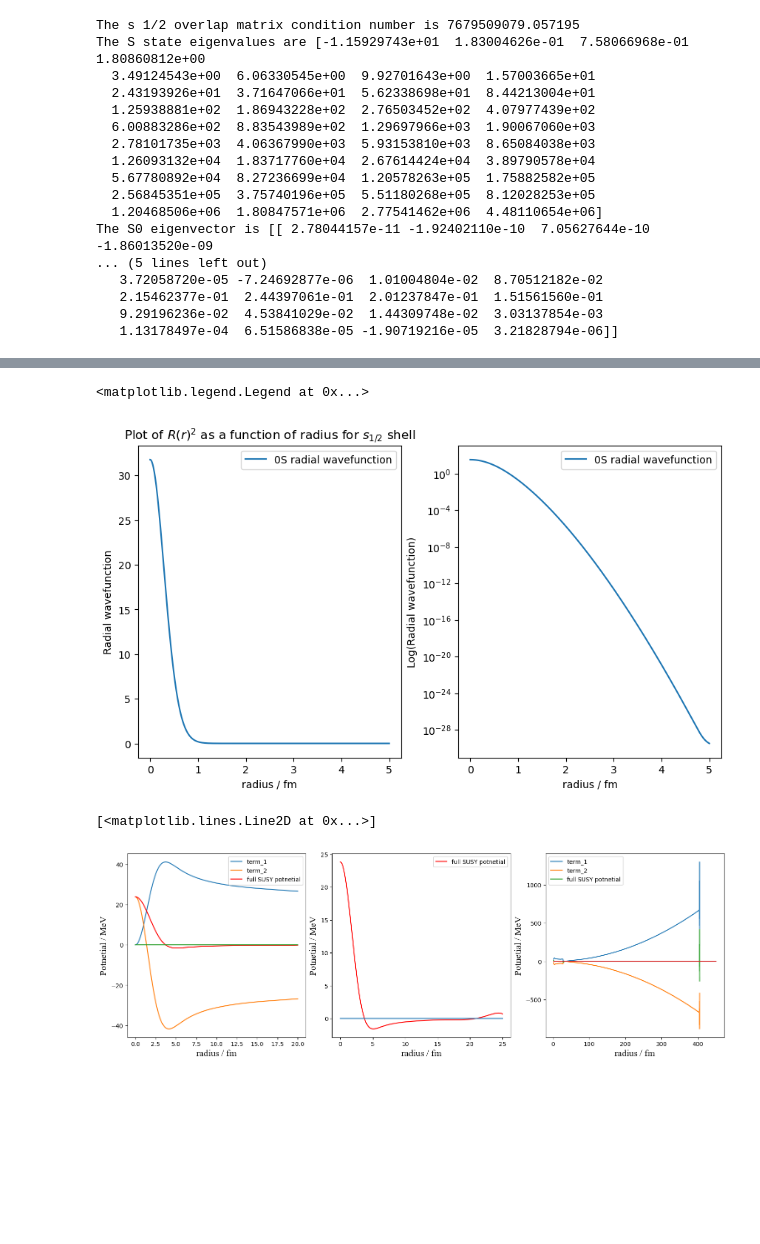
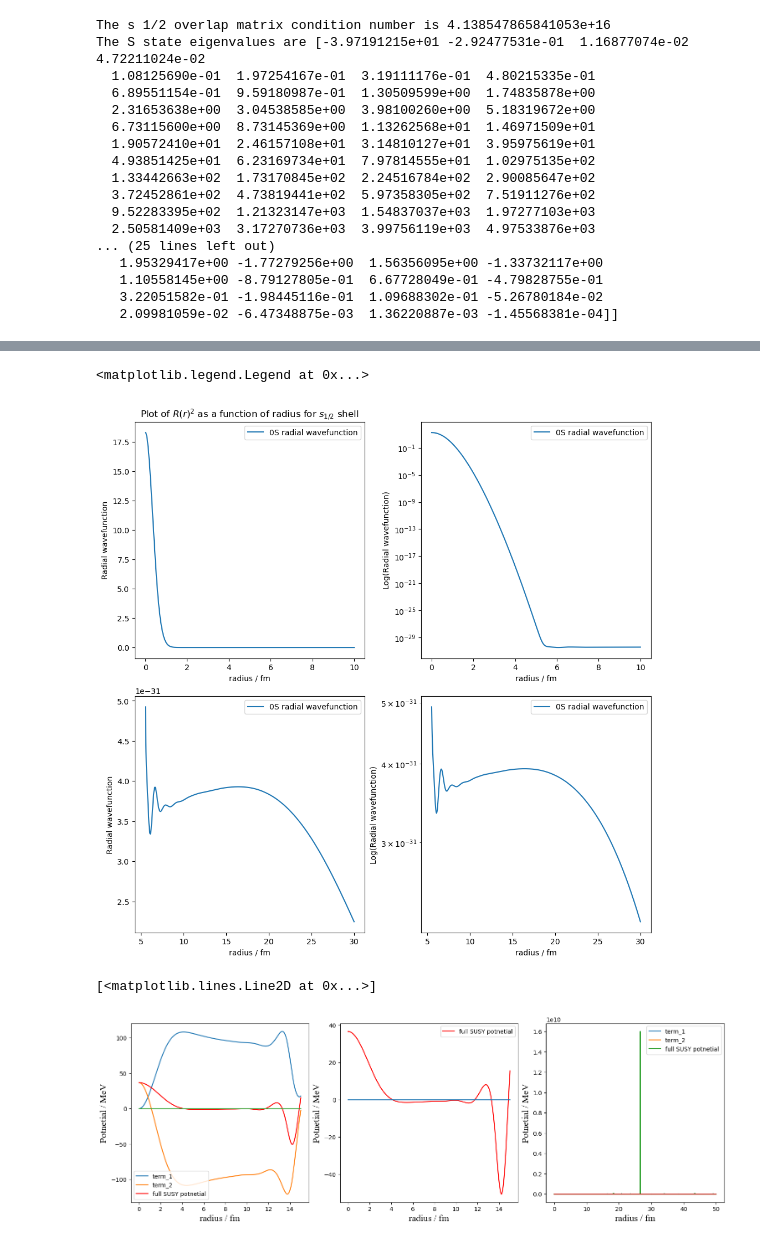
Before and after one commit to fae15/Halo-Nuclei-sem-2, a Jupyter notebook: week 8/He5 forbidden state calculation.ipynb, the cells around one changed output, grey strips where cells are left out. Drawn from its saved outputs; the diff is of its cells as text; code cells hidden in the pictures; blank space fills up the shorter version.

```diff
--- a/week 8/He5 forbidden state calculation.ipynb
+++ b/week 8/He5 forbidden state calculation.ipynb
@@ -6,17 +6,17 @@ import scipy
 import matplotlib as mpl
 from scipy.special import gamma
 
-STARTING_RANGE_PARAMETER = 0.01 # In [fm^-2]
-ENDING_RANGE_PARAMETER = 15
+STARTING_RANGE_PARAMETER = 0.005 # In [fm^-2]
+ENDING_RANGE_PARAMETER = 50
 REDUCED_MASS = 935 * (4 / 5) # In [Mev / c^2], need to update value and units (10/11 A in MeV)
-SUM_LIMIT = 40 # Determines the number of gaussians we expand our wave function to
+SUM_LIMIT = 80 # Determines the number of gaussians we expand our wave function to
 
 V_LS = 11.71 # In MeV
 DIFFUSIVITY = 0.6 # Diffusivity, may want to check the vaidity of this paticular number
 r_0 = 1.2 # In fm, may want to chose a better value for small nuclei
 A_C = 4 # The number of nucleons in the core
 
-CENTRAL_POTENTIAL_PARAMETERS = [1 / (2.30**2)]
+CENTRAL_POTENTIAL_PARAMETERS = [1 / ((2.30)**2)]
 
 CENTRAL_MIXING_COEFFICIENTS = [1]
 
@@ -29,7 +29,7 @@ def single_particle_overlap(range_parameter_i, range_parameter_j):
 
 def single_particle_potential_element(range_parameter_i, range_parameter_j, central_potential_mixing_coefficient,
                              central_potential_param):
-    V_0 = -47.32
+    V_0 = -47.32 * 2
     term_1 = 2 / (range_parameter_i * range_parameter_j)
     term_2 = 1 / ((1 / range_parameter_i**2) + (1 / range_parameter_j**2) + central_potential_param)
     return V_0 * (term_1 * term_2)**(1.5)
@@ -141,23 +141,23 @@ print("The S state eigenvalues are", s_eigenvalues)
 print("The S0 eigenvector is", s0_eigenvector)
 #print(s_eigenvalues[0])
 # %% [output]
-The s 1/2 overlap matrix condition number is 7679509079.057195
-The S state eigenvalues are [-1.15929743e+01  1.83004626e-01  7.58066968e-01  1.80860812e+00
-  3.49124543e+00  6.06330545e+00  9.92701643e+00  1.57003665e+01
-  2.43193926e+01  3.71647066e+01  5.62338698e+01  8.44213004e+01
-  1.25938881e+02  1.86943228e+02  2.76503452e+02  4.07977439e+02
-  6.00883286e+02  8.83543989e+02  1.29697966e+03  1.90067060e+03
-  2.78101735e+03  4.06367990e+03  5.93153810e+03  8.65084038e+03
-  1.26093132e+04  1.83717760e+04  2.67614424e+04  3.89790578e+04
-  5.67780892e+04  8.27236699e+04  1.20578263e+05  1.75882582e+05
-  2.56845351e+05  3.75740196e+05  5.51180268e+05  8.12028253e+05
-  1.20468506e+06  1.80847571e+06  2.77541462e+06  4.48110654e+06]
-The S0 eigenvector is [[ 2.78044157e-11 -1.92402110e-10  7.05627644e-10 -1.86013520e-09
-... (5 lines left out)
-   3.72058720e-05 -7.24692877e-06  1.01004804e-02  8.70512182e-02
-   2.15462377e-01  2.44397061e-01  2.01237847e-01  1.51561560e-01
-   9.29196236e-02  4.53841029e-02  1.44309748e-02  3.03137854e-03
-   1.13178497e-04  6.51586838e-05 -1.90719216e-05  3.21828794e-06]]
+The s 1/2 overlap matrix condition number is 4.138547865841053e+16
+The S state eigenvalues are [-3.97191215e+01 -2.92477531e-01  1.16877074e-02  4.72211024e-02
+  1.08125690e-01  1.97254167e-01  3.19111176e-01  4.80215335e-01
+  6.89551154e-01  9.59180987e-01  1.30509599e+00  1.74835878e+00
+  2.31653638e+00  3.04538585e+00  3.98100260e+00  5.18319672e+00
+  6.73115600e+00  8.73145369e+00  1.13262568e+01  1.46971509e+01
+  1.90572410e+01  2.46157108e+01  3.14810127e+01  3.95975619e+01
+  4.93851425e+01  6.23169734e+01  7.97814555e+01  1.02975135e+02
+  1.33442663e+02  1.73170845e+02  2.24516784e+02  2.90085647e+02
+  3.72452861e+02  4.73819441e+02  5.97358305e+02  7.51911276e+02
+  9.52283395e+02  1.21323147e+03  1.54837037e+03  1.97277103e+03
+  2.50581409e+03  3.17270736e+03  3.99756119e+03  4.97533876e+03
+... (25 lines left out)
+   1.95329417e+00 -1.77279256e+00  1.56356095e+00 -1.33732117e+00
+   1.10558145e+00 -8.79127805e-01  6.67728049e-01 -4.79828755e-01
+   3.22051582e-01 -1.98445116e-01  1.09688302e-01 -5.26780184e-02
+   2.09981059e-02 -6.47348875e-03  1.36220887e-03 -1.45568381e-04]]
 # %%
 def wavefunction_overlap(orb_ang_momentum_i, orb_ang_momentum_j, i_mixing_coefficients, j_mixing_coefficients, overlap_matrix=None, size=SUM_LIMIT):
     try:
@@ -192,11 +192,15 @@ def radial_wavefunction(x_values, wavefunction_eigenvector, orbital_quantum_numb
         wavefunction_vals[i] = wavefunction_vals[i]**2
     return wavefunction_vals
 
-fig = plt.figure(figsize=(12, 5), layout='constrained')
-spec = fig.add_gridspec(ncols=3, nrows=1)
+x_values = np.linspace(0, 10, 3000)
+x_values_2 = np.linspace(5.5, 30, 3000)
+
+fig = plt.figure(figsize=(10, 10), layout='constrained')
+spec = fig.add_gridspec(ncols=2, nrows=2)
 ax_1 = fig.add_subplot(spec[0,0])
 ax_2 = fig.add_subplot(spec[0,1])
-x_values = np.linspace(0, 5, 3000)
+ax_3 = fig.add_subplot(spec[1,0])
+ax_4 = fig.add_subplot(spec[1,1])
 ax_1.set_title(r'Plot of $R(r)^{2}$ as a function of radius for $s_{1/2}$ shell')
 ax_1.set_xlabel('radius / fm')
 ax_1.set_ylabel('Radial wavefunction')
@@ -207,4 +211,14 @@ ax_2.set_xlabel('radius / fm')
 ax_2.set_ylabel('Log(Radial wavefunction)')
 ax_2.semilogy(x_values, radial_wavefunction(x_values, s0_eigenvector, 0), label="0S radial wavefunction")
 ax_2.legend()
+
+ax_3.set_xlabel('radius / fm')
+ax_3.set_ylabel('Radial wavefunction')
+ax_3.plot(x_values_2, radial_wavefunction(x_values_2, s0_eigenvector, 0), label="0S radial wavefunction")
+ax_3.legend()
+
+ax_4.set_xlabel('radius / fm')
+ax_4.set_ylabel('Log(Radial wavefunction)')
+ax_4.semilogy(x_values_2, radial_wavefunction(x_values_2, s0_eigenvector, 0), label="0S radial wavefunction")
+ax_4.legend()
 # %% [output]
@@ -212,5 +226,5 @@ Ground state wavefunction has overlap 1.0000000000000004 with itself
 <matplotlib.legend.Legend at 0x...>
-[figure, old version]
+[figure, new version]
 # %%
 def gauss_normalisation(range_param):
     return (2 / (np.pi * (range_param**2)))**(0.75)
@@ -244,9 +258,9 @@ def susy_potential_plot_function(radius, mixing_coeffs, size=SUM_LIMIT):
     return susy_term_1_vals, susy_term_2_vals
 
 
-r_vals = np.linspace(0, 20, 10000)
-r_vals_2 = np.linspace(0, 25, 10000)
-r_vals_3 = np.linspace(2, 450, 10000)
+r_vals = np.linspace(0, 15, 10000)
+r_vals_2 = np.linspace(0, 15, 10000)
+r_vals_3 = np.linspace(0, 50, 10000)
 susy_term_1_vals, susy_term_2_vals = susy_potential_plot_function(r_vals, s_eigenvectors[:, 0])
 susy_term_1_vals_2, susy_term_2_vals_2 = susy_potential_plot_function(r_vals_2, s_eigenvectors[:, 0])
 susy_term_1_vals_3, susy_term_2_vals_3 = susy_potential_plot_function(r_vals_3, s_eigenvectors[:, 0])
@@ -283,7 +297,7 @@ ax_3.set_ylabel('Potnetial / MeV', fontsize=16, fontname='Times New Roman')
 ax_3.plot(r_vals_3, r_vals_2*0)
 # %% [output]
 [<matplotlib.lines.Line2D at 0x...>]
-[figure, old version]
+[figure, new version]
 # %%
 def gaussian_potnetial_plot_func(radius, V0=-47.32, beta=2.30):
     return V0 * np.exp(-radius**2 / beta**2)
```
Also changed, not shown: parts of 4 cells of this notebook.
